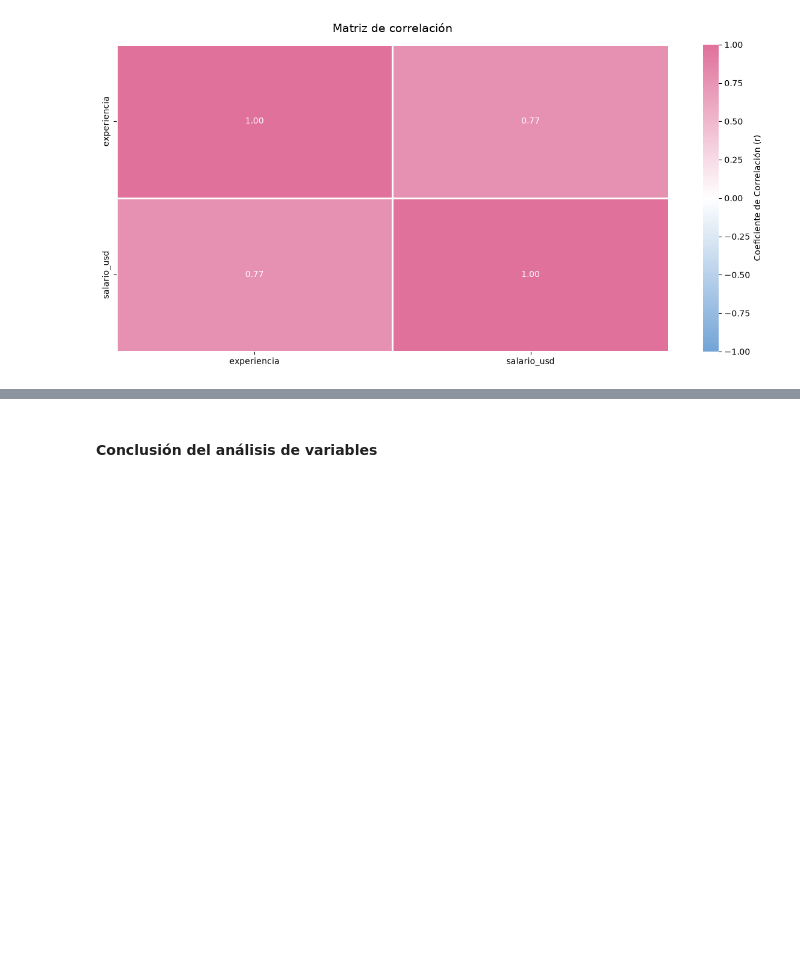
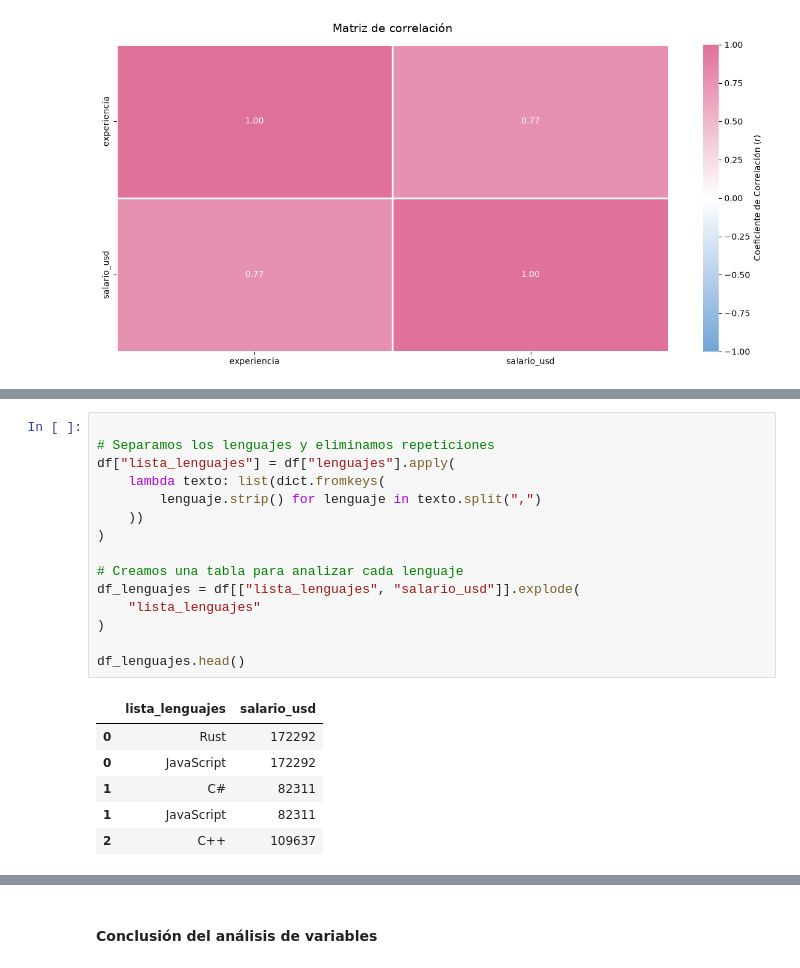
Before and after one commit to Itz-U/Proyecto2_Olivera_Urriola_UPSO-Salliquelo, a Jupyter notebook: Proyecto2_Olivera_Urriola_Salliquelo.ipynb, the cells around one changed output, grey strips where cells are left out. Saved outputs shown, nothing was run; the diff lists cells and outputs as text; blank space fills up the shorter version.

```diff
--- a/Proyecto2_Olivera_Urriola_Salliquelo.ipynb
+++ b/Proyecto2_Olivera_Urriola_Salliquelo.ipynb
@@ -431,0 +438,22 @@ plt.show()
+# %%
+
+# Separamos los lenguajes y eliminamos repeticiones
+df["lista_lenguajes"] = df["lenguajes"].apply(
+    lambda texto: list(dict.fromkeys(
+        lenguaje.strip() for lenguaje in texto.split(",")
+    ))
+)
+
+# Creamos una tabla para analizar cada lenguaje
+df_lenguajes = df[["lista_lenguajes", "salario_usd"]].explode(
+    "lista_lenguajes"
+)
+
+df_lenguajes.head()
+# %% [output]
+|  | lista_lenguajes | salario_usd |
+| 0 | Rust | 172292 |
+| 0 | JavaScript | 172292 |
+| 1 | C# | 82311 |
+| 1 | JavaScript | 82311 |
+| 2 | C++ | 109637 |
```
Also changed, not shown: parts of 25 cells of this notebook.
